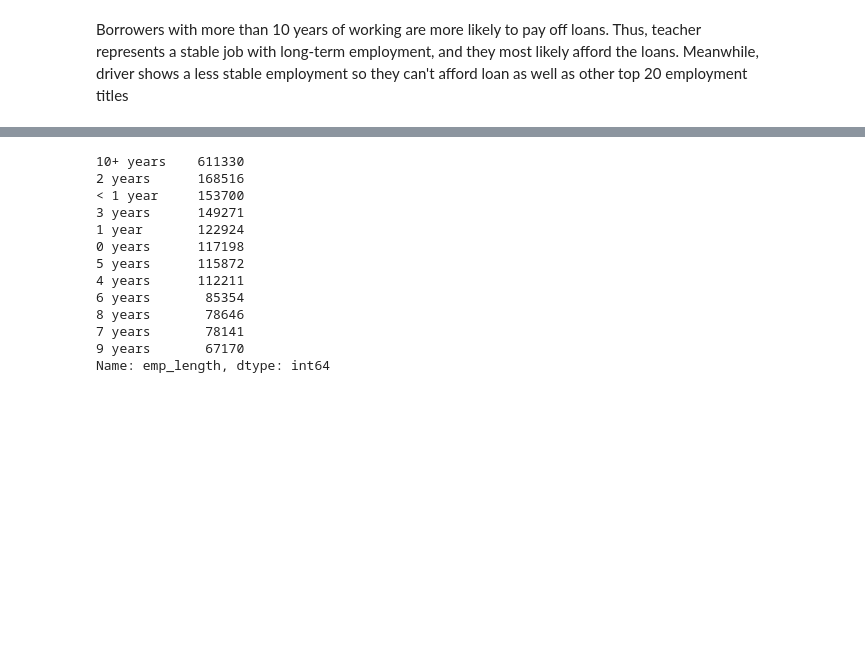
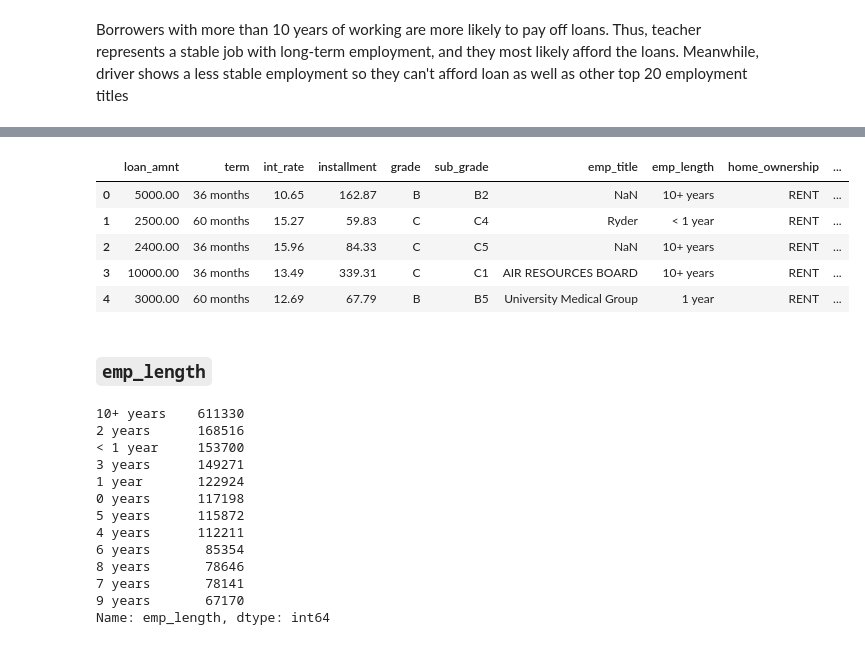
Before and after one commit to noahnguyen2004/Loan-Default-Prediction, a Jupyter notebook: loan_lending.ipynb, the cells around one changed output, grey strips where cells are left out. Drawn from its saved outputs; the diff is of its cells as text; code cells hidden in the pictures; blank space fills up the shorter version.

```diff
--- a/loan_lending.ipynb
+++ b/loan_lending.ipynb
@@ -267,3 +279,15 @@ Borrowers with more than 10 years of working are more likely to pay off loans. T
+# %%
+df.dropna(how='all')      # first drop rows where values in all feature columns are missing
+df.head()
+# %% [output]
+|  | loan_amnt | term | int_rate | installment | grade | sub_grade | emp_title | emp_length | home_ownership | ... |
+| 0 | 5000.00 | 36 months | 10.65 | 162.87 | B | B2 | NaN | 10+ years | RENT | ... |
+| 1 | 2500.00 | 60 months | 15.27 | 59.83 | C | C4 | Ryder | < 1 year | RENT | ... |
+| 2 | 2400.00 | 36 months | 15.96 | 84.33 | C | C5 | NaN | 10+ years | RENT | ... |
+| 3 | 10000.00 | 36 months | 13.49 | 339.31 | C | C1 | AIR RESOURCES BOARD | 10+ years | RENT | ... |
+| 4 | 3000.00 | 60 months | 12.69 | 67.79 | B | B5 | University Medical Group | 1 year | RENT | ... |
+# %% [markdown]
+### `emp_length`
 # %%
 df['emp_length'] = df['emp_length'].fillna('0 years')
 df['emp_length'].value_counts()
```
Also changed, not shown: parts of 20 cells of this notebook.
